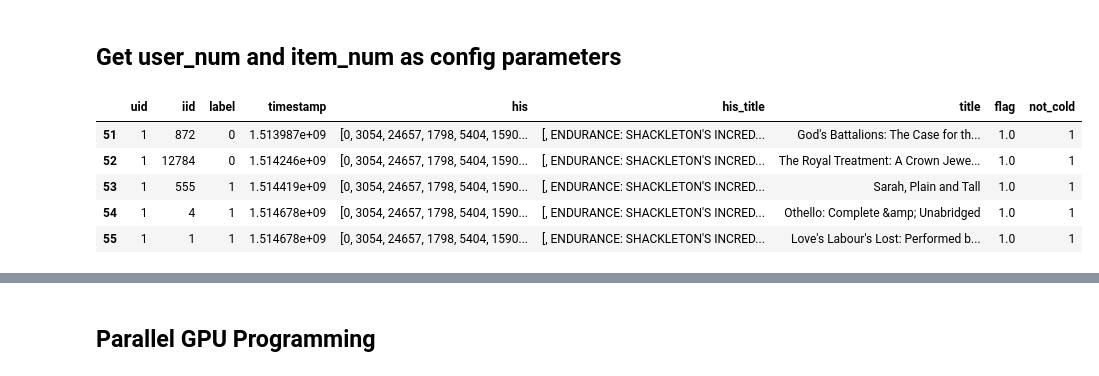
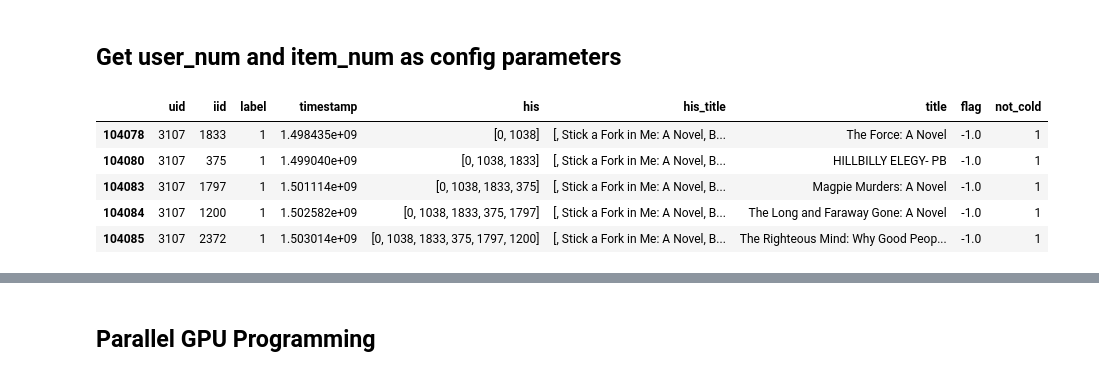
Before and after one commit to kechenkristin/RecLLM, a Jupyter notebook: llm-rec-model.ipynb, the cells around one changed output, grey strips where cells are left out. Saved outputs shown, nothing was run; the diff lists cells and outputs as text; code cells hidden in the pictures.

Commit message:
Kaggle Notebook | llm_rec_model | Version 13

```diff
--- a/llm-rec-model.ipynb
+++ b/llm-rec-model.ipynb
@@ -121,20 +121,20 @@ from accelerate.utils import set_seed
 ## Get user_num and item_num as config parameters
 # %%
 # Define the file path
-file_path = "/kaggle/input/amazon-book/test_ood2.pkl"
+file_path = "/kaggle/input/amazon-book-new/test_ood2.pkl"
 
 # Load the file
 data = pd.read_pickle(file_path)
 
 # Inspect the data
 data.head()
 # %% [output]
 |  | uid | iid | label | timestamp | his | his_title | title | flag | not_cold |
-| 51 | 1 | 872 | 0 | 1.513987e+09 | [0, 3054, 24657, 1798, 5404, 1590... | [, ENDURANCE: SHACKLETON'S INCRED... | God's Battalions: The Case for th... | 1.0 | 1 |
-| 52 | 1 | 12784 | 0 | 1.514246e+09 | [0, 3054, 24657, 1798, 5404, 1590... | [, ENDURANCE: SHACKLETON'S INCRED... | The Royal Treatment: A Crown Jewe... | 1.0 | 1 |
-| 53 | 1 | 555 | 1 | 1.514419e+09 | [0, 3054, 24657, 1798, 5404, 1590... | [, ENDURANCE: SHACKLETON'S INCRED... | Sarah, Plain and Tall | 1.0 | 1 |
-| 54 | 1 | 4 | 1 | 1.514678e+09 | [0, 3054, 24657, 1798, 5404, 1590... | [, ENDURANCE: SHACKLETON'S INCRED... | Othello: Complete &amp; Unabridged | 1.0 | 1 |
-| 55 | 1 | 1 | 1 | 1.514678e+09 | [0, 3054, 24657, 1798, 5404, 1590... | [, ENDURANCE: SHACKLETON'S INCRED... | Love's Labour's Lost: Performed b... | 1.0 | 1 |
+| 104078 | 3107 | 1833 | 1 | 1.498435e+09 | [0, 1038] | [, Stick a Fork in Me: A Novel, B... | The Force: A Novel | -1.0 | 1 |
+| 104080 | 3107 | 375 | 1 | 1.499040e+09 | [0, 1038, 1833] | [, Stick a Fork in Me: A Novel, B... | HILLBILLY ELEGY- PB | -1.0 | 1 |
+| 104083 | 3107 | 1797 | 1 | 1.501114e+09 | [0, 1038, 1833, 375] | [, Stick a Fork in Me: A Novel, B... | Magpie Murders: A Novel | -1.0 | 1 |
+| 104084 | 3107 | 1200 | 1 | 1.502582e+09 | [0, 1038, 1833, 375, 1797] | [, Stick a Fork in Me: A Novel, B... | The Long and Faraway Gone: A Novel | -1.0 | 1 |
+| 104085 | 3107 | 2372 | 1 | 1.503014e+09 | [0, 1038, 1833, 375, 1797, 1200] | [, Stick a Fork in Me: A Novel, B... | The Righteous Mind: Why Good Peop... | -1.0 | 1 |
 # %%
 def load_data(file_path):
     """
```
Also changed, not shown: parts of 11 cells of this notebook.
